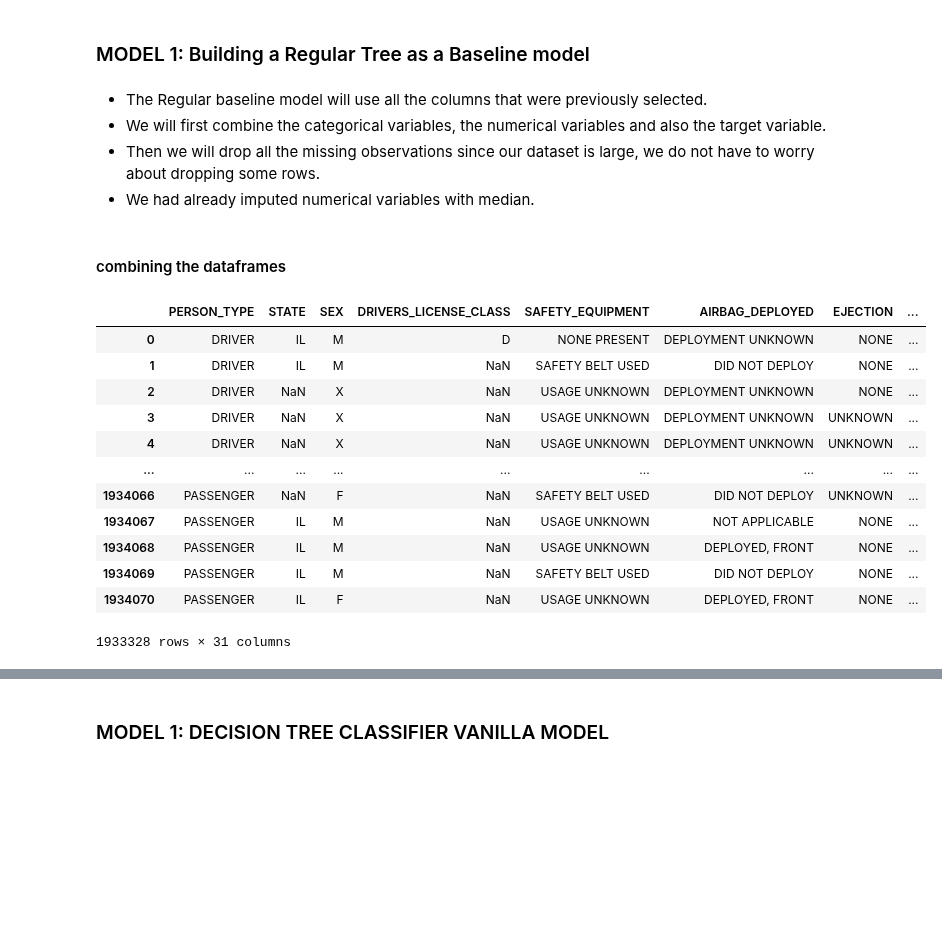
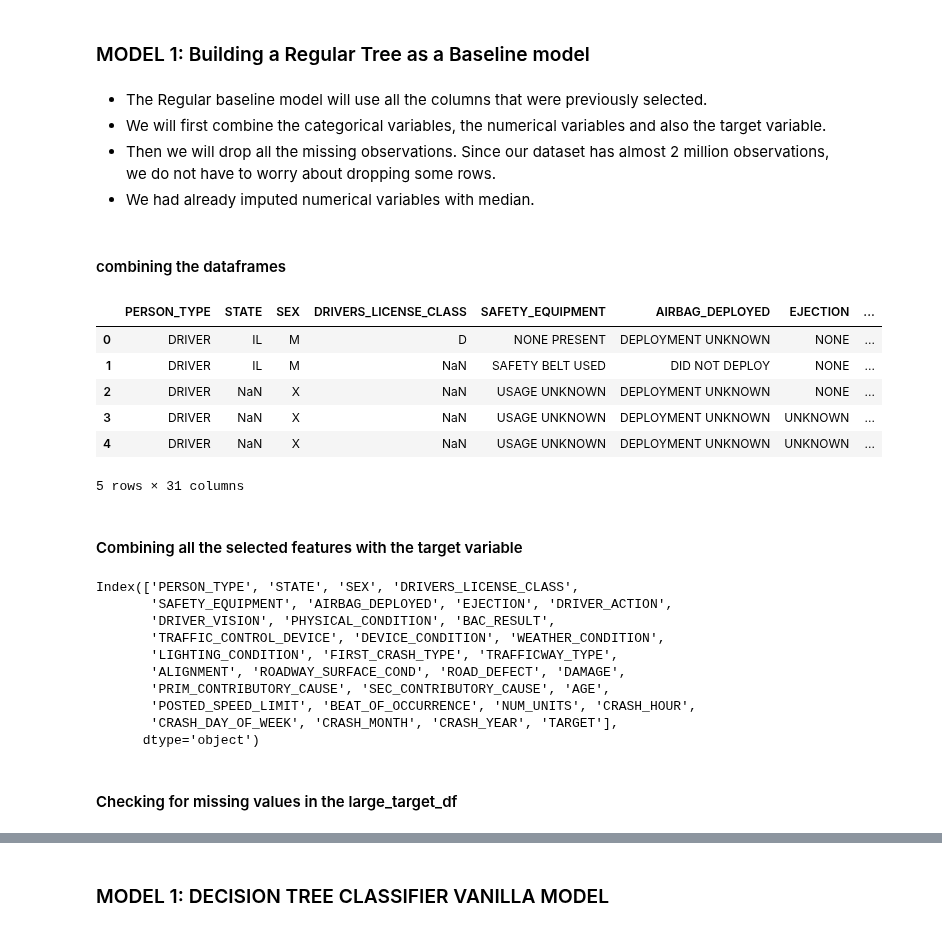
Before and after one commit to Cynthia-Njambi/City-of-Chicago-Traffic-Crashes-Project, a Jupyter notebook: groups/pamela.ipynb, the cells around one changed output, grey strips where cells are left out. Drawn from its saved outputs; the diff is of its cells as text; code cells hidden in the pictures; blank space fills up the shorter version.

```diff
--- a/groups/pamela.ipynb
+++ b/groups/pamela.ipynb
@@ -819,24 +819,36 @@ from sklearn.pipeline import Pipeline
 # %% [markdown]
 - The Regular baseline model will use all the columns that were previously selected.
 - We will first combine the categorical variables, the  numerical variables and also the target variable.
-- Then we will drop all the missing observations since our dataset is large, we do not have to worry about dropping some rows.
+- Then we will drop all the missing observations. Since our dataset has almost 2 million observations, we do not have to worry about dropping some rows.
 - We had already imputed numerical variables with median.
 # %% [markdown]
 #### combining the dataframes
 # %%
 large_df = Selected_df[categorical].join(Selected_df[numerical])
-large_df
+large_df.head()
 # %% [output]
 |  | PERSON_TYPE | STATE | SEX | DRIVERS_LICENSE_CLASS | SAFETY_EQUIPMENT | AIRBAG_DEPLOYED | EJECTION | ... |
 | 0 | DRIVER | IL | M | D | NONE PRESENT | DEPLOYMENT UNKNOWN | NONE | ... |
 | 1 | DRIVER | IL | M | NaN | SAFETY BELT USED | DID NOT DEPLOY | NONE | ... |
 | 2 | DRIVER | NaN | X | NaN | USAGE UNKNOWN | DEPLOYMENT UNKNOWN | NONE | ... |
 | 3 | DRIVER | NaN | X | NaN | USAGE UNKNOWN | DEPLOYMENT UNKNOWN | UNKNOWN | ... |
 | 4 | DRIVER | NaN | X | NaN | USAGE UNKNOWN | DEPLOYMENT UNKNOWN | UNKNOWN | ... |
-| ... | ... | ... | ... | ... | ... | ... | ... | ... |
-| 1934066 | PASSENGER | NaN | F | NaN | SAFETY BELT USED | DID NOT DEPLOY | UNKNOWN | ... |
-| 1934067 | PASSENGER | IL | M | NaN | USAGE UNKNOWN | NOT APPLICABLE | NONE | ... |
-| 1934068 | PASSENGER | IL | M | NaN | USAGE UNKNOWN | DEPLOYED, FRONT | NONE | ... |
-| 1934069 | PASSENGER | IL | M | NaN | SAFETY BELT USED | DID NOT DEPLOY | NONE | ... |
-| 1934070 | PASSENGER | IL | F | NaN | USAGE UNKNOWN | DEPLOYED, FRONT | NONE | ... |
-1933328 rows × 31 columns
+5 rows × 31 columns
+# %% [markdown]
+#### Combining all the selected features with the target variable
+# %%
+large_target_df = large_df.join(joined_df['TARGET'])
+large_target_df.columns
+# %% [output]
+Index(['PERSON_TYPE', 'STATE', 'SEX', 'DRIVERS_LICENSE_CLASS',
+       'SAFETY_EQUIPMENT', 'AIRBAG_DEPLOYED', 'EJECTION', 'DRIVER_ACTION',
+       'DRIVER_VISION', 'PHYSICAL_CONDITION', 'BAC_RESULT',
+       'TRAFFIC_CONTROL_DEVICE', 'DEVICE_CONDITION', 'WEATHER_CONDITION',
+       'LIGHTING_CONDITION', 'FIRST_CRASH_TYPE', 'TRAFFICWAY_TYPE',
+       'ALIGNMENT', 'ROADWAY_SURFACE_COND', 'ROAD_DEFECT', 'DAMAGE',
+       'PRIM_CONTRIBUTORY_CAUSE', 'SEC_CONTRIBUTORY_CAUSE', 'AGE',
+       'POSTED_SPEED_LIMIT', 'BEAT_OF_OCCURRENCE', 'NUM_UNITS', 'CRASH_HOUR',
+       'CRASH_DAY_OF_WEEK', 'CRASH_MONTH', 'CRASH_YEAR', 'TARGET'],
+      dtype='object')
+# %% [markdown]
+#### Checking for missing values in the large_target_df
```
Also changed, not shown: parts of 6 cells of this notebook.
